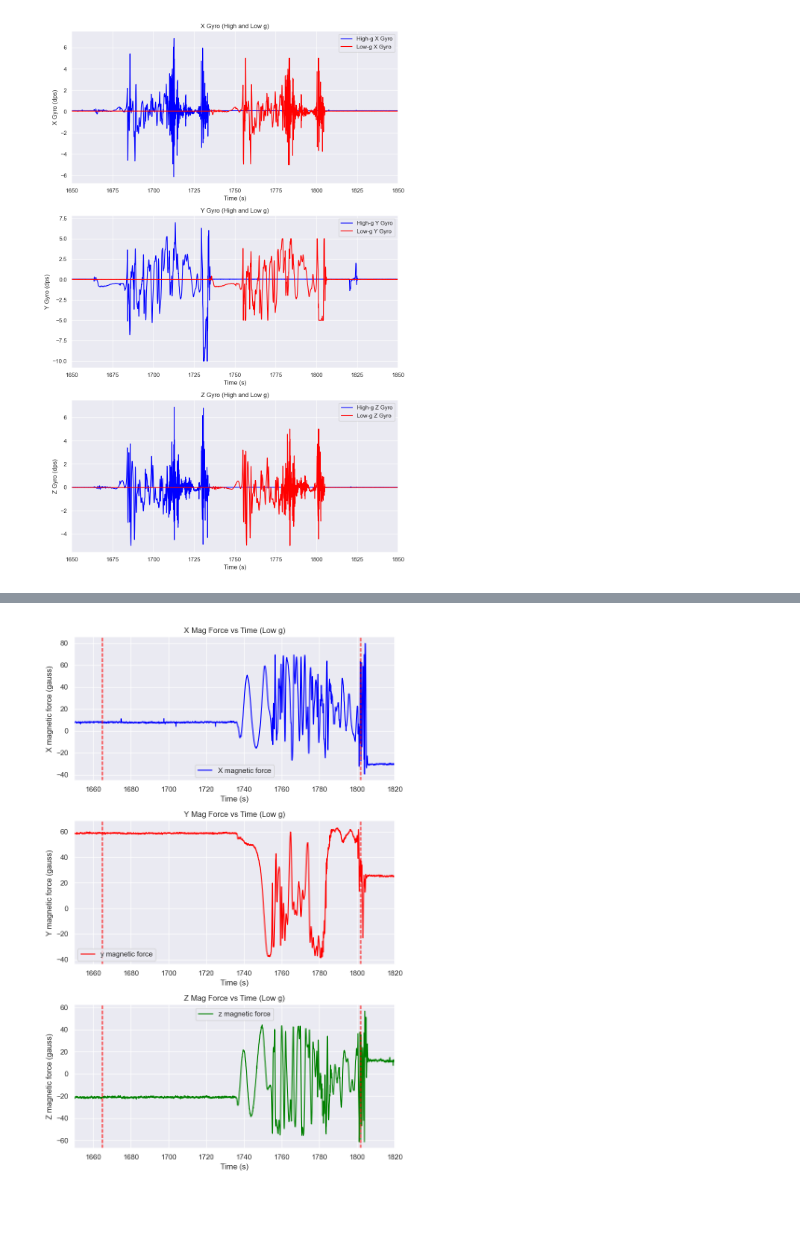
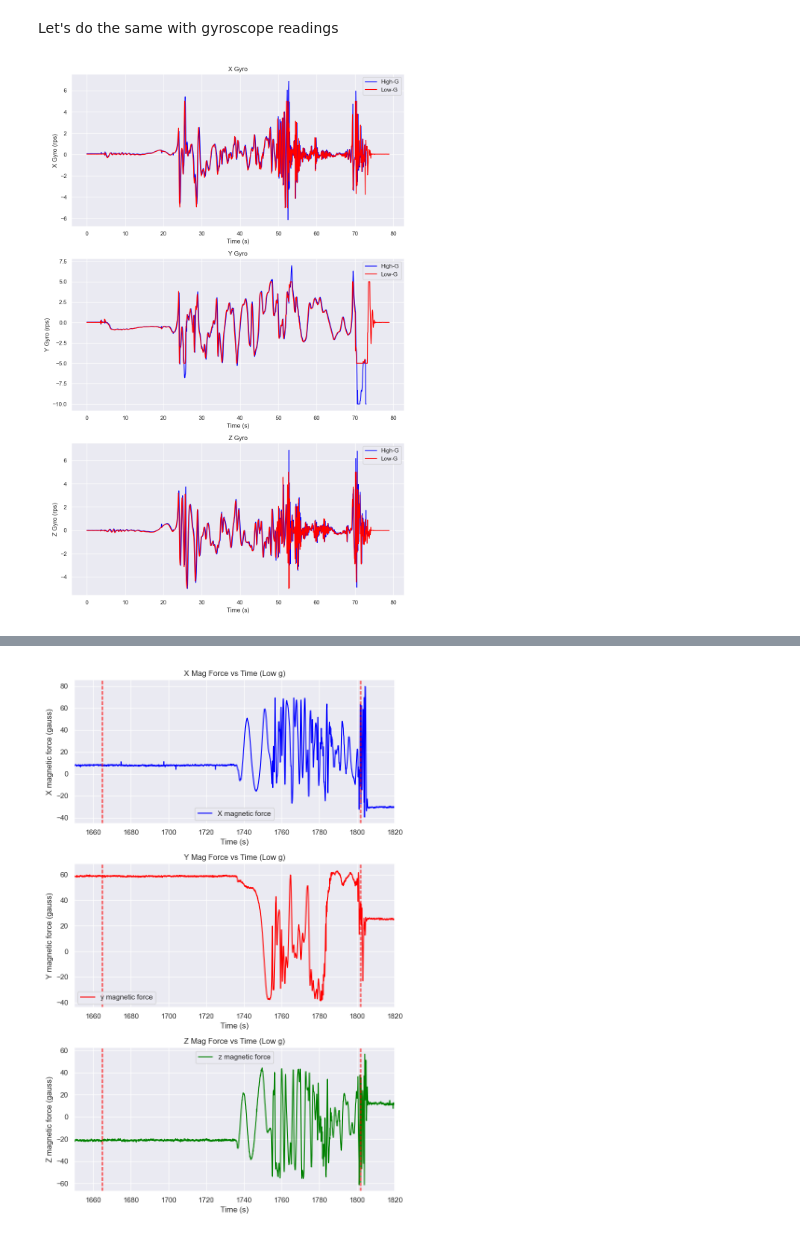
Before and after one commit to bimmui/HODGE-electronics, a Jupyter notebook: data-analysis/carmf5_analysis.ipynb, the cells around one changed output, grey strips where cells are left out. Saved outputs shown, nothing was run; the diff lists cells and outputs as text; code cells hidden in the pictures; blank space fills up the shorter version.

```diff
--- a/data-analysis/carmf5_analysis.ipynb
+++ b/data-analysis/carmf5_analysis.ipynb
@@ -108,0 +39,16 @@ plt.show()
+# %%
+# converting seconds to milliseconds
+HIGH_LAUNCH_START = 1660 * 1000
+HIGH_LAUNCH_END = 1733 * 1000
+LOW_LAUNCH_START = 1731 * 1000
+LOW_LAUNCH_END = 1810 * 1000
+
+# doing some data cleansing to trim out parts of the data that doeesn't matter
+filtered_high_df = high_launch_data[(high_launch_data['time (ms)'] >= HIGH_LAUNCH_START) & (high_launch_data['time (ms)'] <= HIGH_LAUNCH_END)]
+filtered_low_df = low_launch_data[(low_launch_data['time (ms)'] >= LOW_LAUNCH_START) & (low_launch_data['time (ms)'] <= LOW_LAUNCH_END)]
+
+# scaling down time to make it start at t=0
+first_high = filtered_high_df['time (ms)'].iloc[0]
+first_low = filtered_low_df['time (ms)'].iloc[0]
+filtered_high_df['time (ms)'] = filtered_high_df['time (ms)'] - first_high
+filtered_low_df['time (ms)'] = filtered_low_df['time (ms)'] - first_low
@@ -271,52 +183,35 @@ plt.show()
+# %% [markdown]
+Let's do the same with gyroscope readings
 # %%
 # Gyroscope readings (High and Low g)
 # Create a figure with three vertically stacked subplots
 fig, (ax1, ax2, ax3) = plt.subplots(3, 1, figsize=(10, 15))
 
-# Plot x gyro on the first subplot
-ax1.plot(high_launch_data['time (ms)'] / 1000, high_launch_data['x gyro (dps)'], label='High-g X Gyro', color='blue')
-ax1.plot(low_launch_data['time (ms)'] / 1000, low_launch_data['x gyro (dps)'], label='Low-g X Gyro', color='red')
+# x gyro on the first subplot
+ax1.plot(filtered_high_df['time (ms)'] / 1000, filtered_high_df['x gyro (dps)'], label='High-G', color='blue')
+ax1.plot(filtered_low_df['time (ms)'] / 1000, filtered_low_df['x gyro (dps)'], label='Low-G', color='red')
 ax1.set_xlabel('Time (s)')
-ax1.set_ylabel('X Gyro (dps)')
-ax1.set_title('X Gyro (High and Low g)')
-ax1.set_xlim(1650,1850)
+ax1.set_ylabel('X Gyro (rps)')
+ax1.set_title('X Gyro')
 ax1.legend()
 
-# Plot y gyro on the second subplot
-ax2.plot(high_launch_data['time (ms)'] / 1000, high_launch_data['y gyro (dps)'], label='High-g Y Gyro', color='blue')
-ax2.plot(low_launch_data['time (ms)'] / 1000, low_launch_data['y gyro (dps)'], label='Low-g Y Gyro', color='red')
+# y gyro on the second subplot
+ax2.plot(filtered_high_df['time (ms)'] / 1000, filtered_high_df['y gyro (dps)'], label='High-G', color='blue')
+ax2.plot(filtered_low_df['time (ms)'] / 1000, filtered_low_df['y gyro (dps)'], label='Low-G', color='red')
 ax2.set_xlabel('Time (s)')
-ax2.set_ylabel('Y Gyro (dps)')
-ax2.set_title('Y Gyro (High and Low g)')
-ax2.set_xlim(1650,1850)
+ax2.set_ylabel('Y Gyro (rps)')
+ax2.set_title('Y Gyro')
 ax2.legend()
 
-# Plot z gyro on the third subplot
-ax3.plot(high_launch_data['time (ms)'] / 1000, high_launch_data['z gyro (dps)'], label='High-g Z Gyro', color='blue')
-ax3.plot(low_launch_data['time (ms)'] / 1000, low_launch_data['z gyro (dps)'], label='Low-g Z Gyro', color='red')
+# z gyro on the third subplot
+ax3.plot(filtered_high_df['time (ms)'] / 1000, filtered_high_df['z gyro (dps)'], label='High-G', color='blue')
+ax3.plot(filtered_low_df['time (ms)'] / 1000, filtered_low_df['z gyro (dps)'], label='Low-G', color='red')
 ax3.set_xlabel('Time (s)')
-ax3.set_ylabel('Z Gyro (dps)')
-ax3.set_title('Z Gyro (High and Low g)')
-ax3.set_xlim(1650,1850)
+ax3.set_ylabel('Z Gyro (rps)')
+ax3.set_title('Z Gyro')
 ax3.legend()
 
-# by default the tooltip is displayed "onclick"
-# we can change it by setting hover to True
-cursor = mplcursors.cursor( hover=True)
-# by default the annotation displays the xy positions
-# this is to change it to the countries name
-@cursor.connect("add")
-def on_add(sel):
-    x = sel.target[0]
-    y = sel.target[1]
-    sel.annotation.set(text=f'Accel: {y:.2f} m/s^2 at t={x:.2f}')
-
-# Adjust layout to prevent overlap
 plt.tight_layout()
-
-# Show the plot
 plt.show()
-
-#plt.close('all')
 # %% [output]
-[figure, old version]
+[figure, new version]
```
Also changed, not shown: parts of 20 cells of this notebook.
